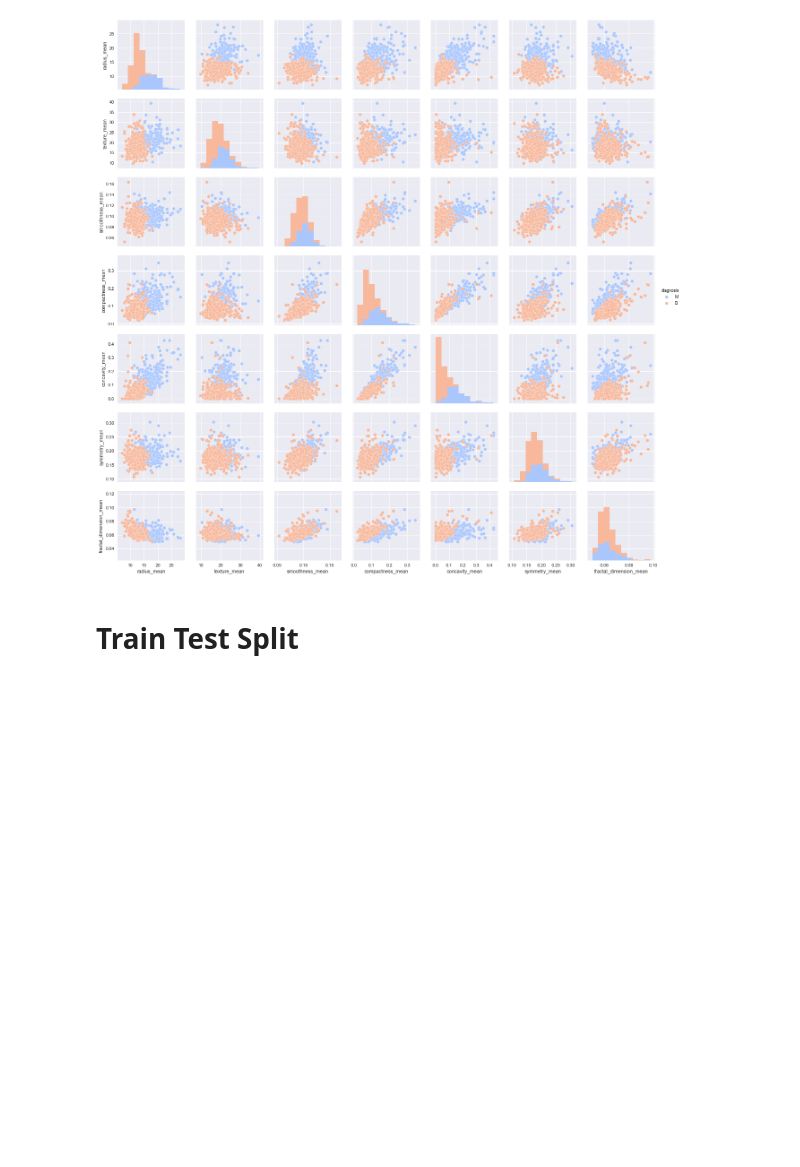
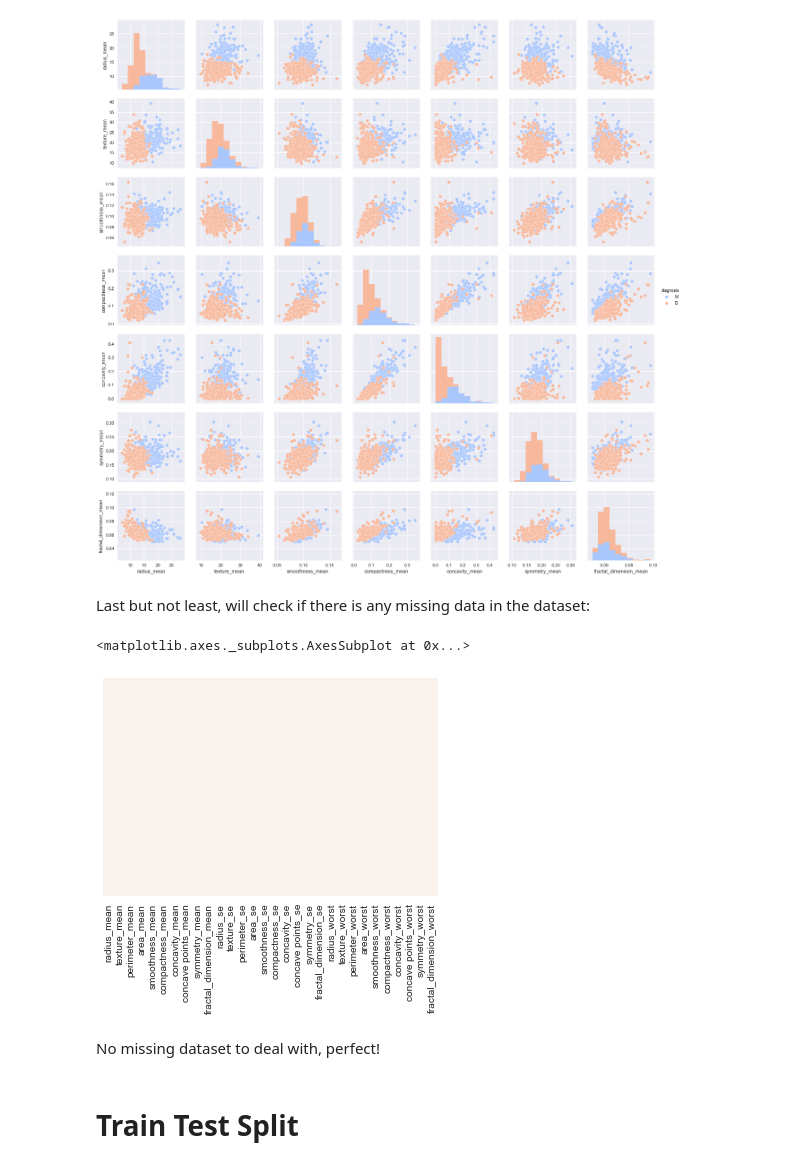
Before and after one commit to ahmadnish/FOML2017, a Jupyter notebook: neish.ipynb, the cells around one changed output. Drawn from its saved outputs; the diff is of its cells as text; code cells hidden in the pictures; blank space fills up the shorter version.

```diff
--- a/neish.ipynb
+++ b/neish.ipynb
@@ -181,6 +181,15 @@ sns.pairplot(pd.concat([data.diagnosis,df[features_mean_2]], axis = 1), hue= 'di
 <seaborn.axisgrid.PairGrid at 0x...>
 <matplotlib.figure.Figure at 0x...>
 [figure]
+# %% [markdown]
+Last but not least, will check if there is any missing data in the dataset:
+# %%
+sns.heatmap(X.isnull(),yticklabels=False, cbar = False)
+# %% [output]
+<matplotlib.axes._subplots.AxesSubplot at 0x...>
+[figure, added]
+# %% [markdown]
+No missing dataset to deal with, perfect!
 # %%
 # Some remarks:
 # 1. Database is biased to having more benign(zeros) than malignant(ones) tumors
```
Also changed, not shown: parts of 5 cells of this notebook.
